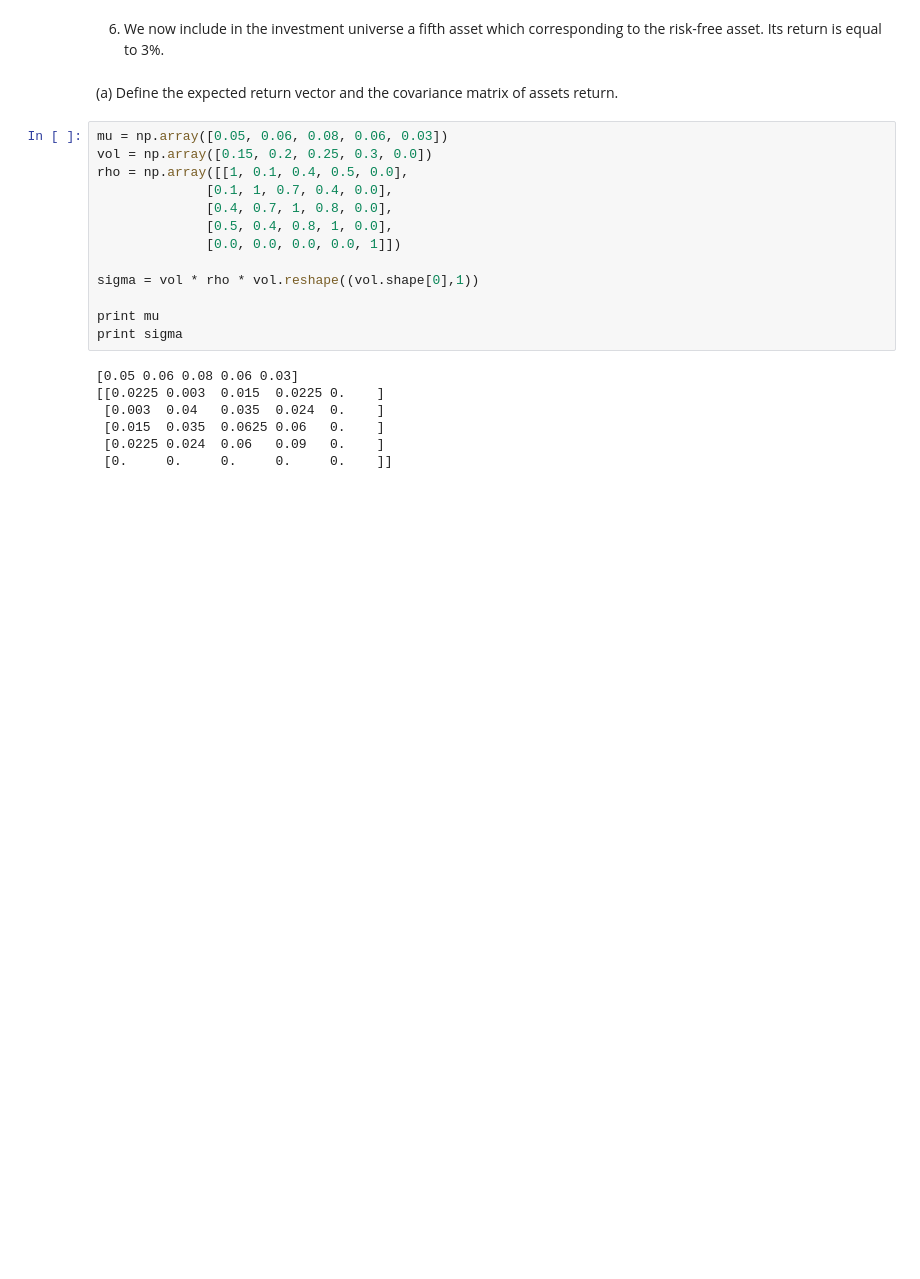
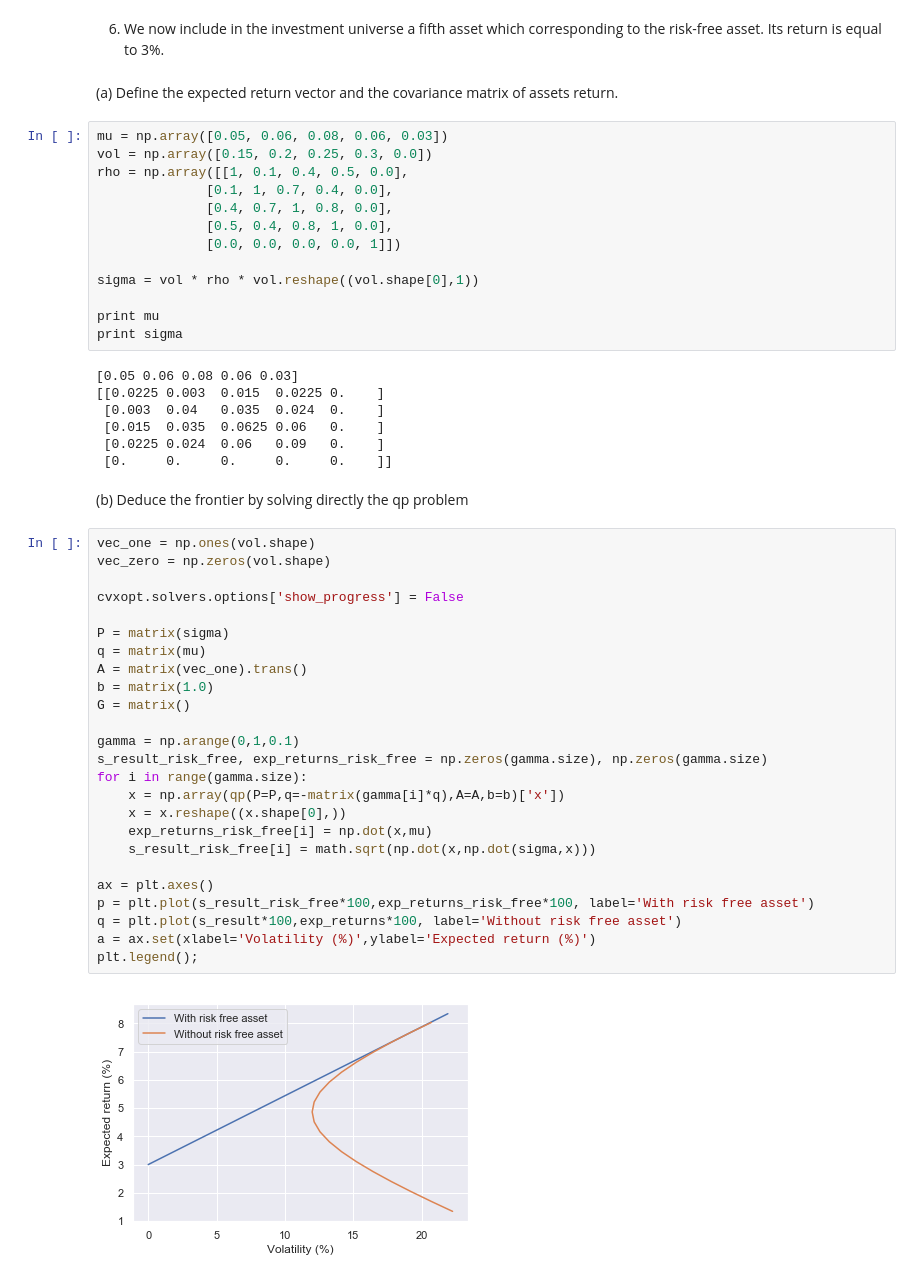
Before and after one commit to antoinefalck/Risk-Parity-and-Budgeting-exercices, a Jupyter notebook: B1/variations-on-the-efficient-frontier.ipynb, the cells around one changed output. Drawn from its saved outputs; the diff is of its cells as text; blank space fills up the shorter version.

```diff
--- a/B1/variations-on-the-efficient-frontier.ipynb
+++ b/B1/variations-on-the-efficient-frontier.ipynb
@@ -177,3 +177,32 @@ print sigma
  [0.015  0.035  0.0625 0.06   0.    ]
  [0.0225 0.024  0.06   0.09   0.    ]
  [0.     0.     0.     0.     0.    ]]
+# %% [markdown]
+(b) Deduce the frontier by solving directly the qp problem
+# %%
+vec_one = np.ones(vol.shape)
+vec_zero = np.zeros(vol.shape)
+
+cvxopt.solvers.options['show_progress'] = False
+
+P = matrix(sigma)
+q = matrix(mu)
+A = matrix(vec_one).trans()
+b = matrix(1.0)
+G = matrix()
+
+gamma = np.arange(0,1,0.1)
+s_result_risk_free, exp_returns_risk_free = np.zeros(gamma.size), np.zeros(gamma.size)
+for i in range(gamma.size):
+    x = np.array(qp(P=P,q=-matrix(gamma[i]*q),A=A,b=b)['x'])
+    x = x.reshape((x.shape[0],))
+    exp_returns_risk_free[i] = np.dot(x,mu)
+    s_result_risk_free[i] = math.sqrt(np.dot(x,np.dot(sigma,x)))
+
+ax = plt.axes()
+p = plt.plot(s_result_risk_free*100,exp_returns_risk_free*100, label='With risk free asset')
+q = plt.plot(s_result*100,exp_returns*100, label='Without risk free asset')
+a = ax.set(xlabel='Volatility (%)',ylabel='Expected return (%)')
+plt.legend();
+# %% [output]
+[figure, added]
```
